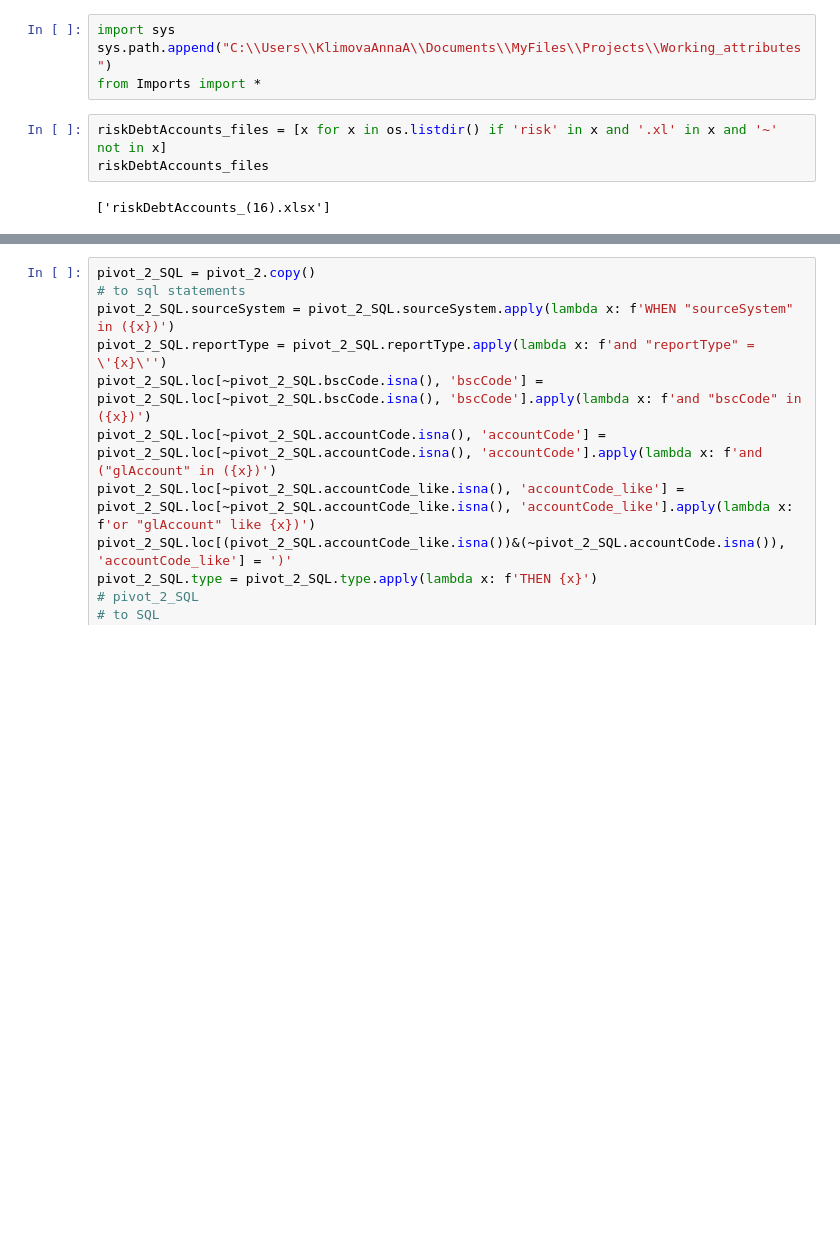
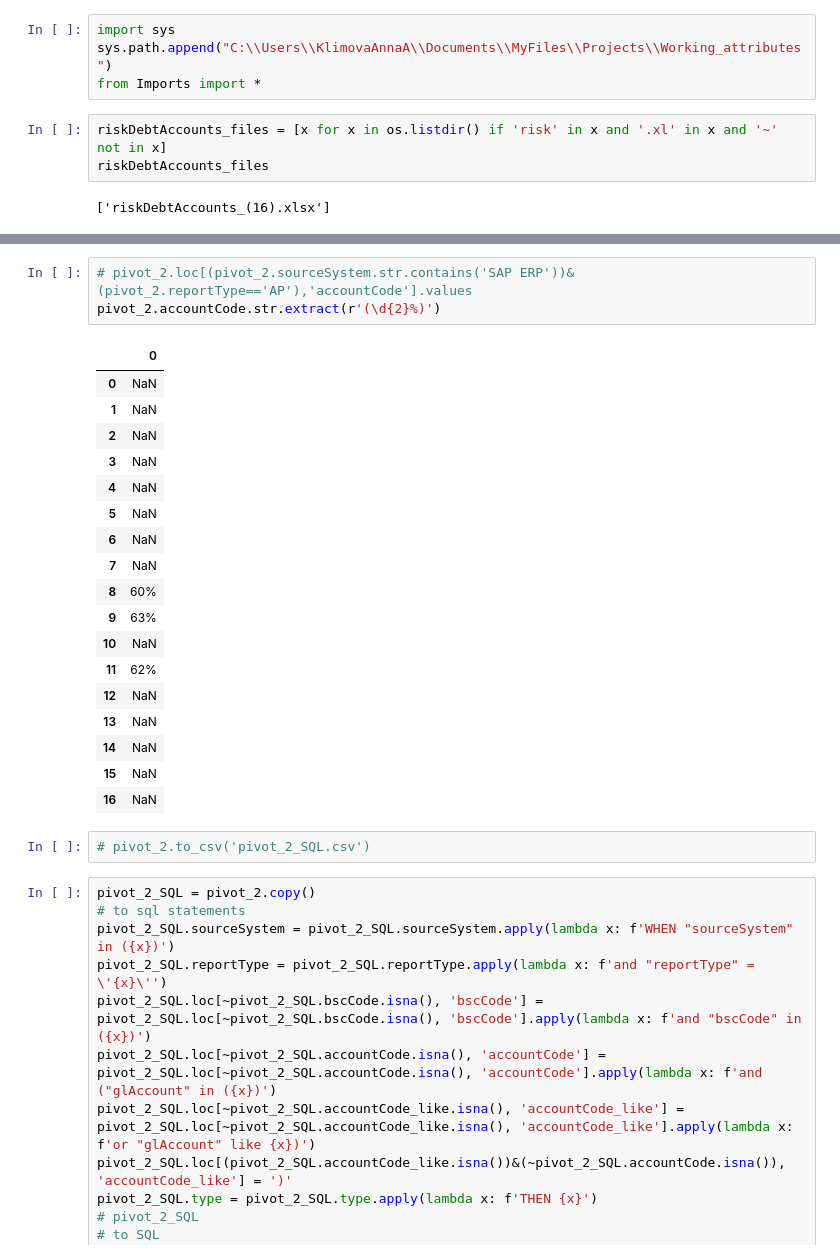
Before and after one commit to Lirollel/Work_AIM_Jupyter-Python-Pandas, a Jupyter notebook: OCP/ARAP/SQL/SQL.ipynb, the cells around one changed output, grey strips where cells are left out. Cells and saved outputs as stored; diff of their text form; blank space fills up the shorter version.

```diff
--- a/OCP/ARAP/SQL/SQL.ipynb
+++ b/OCP/ARAP/SQL/SQL.ipynb
@@ -55,3 +53,27 @@ pivot_2
+# %%
+# pivot_2.loc[(pivot_2.sourceSystem.str.contains('SAP ERP'))&(pivot_2.reportType=='AP'),'accountCode'].values
+pivot_2.accountCode.str.extract(r'(\d{2}%)')
+# %% [output]
+|  | 0 |
+| 0 | NaN |
+| 1 | NaN |
+| 2 | NaN |
+| 3 | NaN |
+| 4 | NaN |
+| 5 | NaN |
+| 6 | NaN |
+| 7 | NaN |
+| 8 | 60% |
+| 9 | 63% |
+| 10 | NaN |
+| 11 | 62% |
+| 12 | NaN |
+| 13 | NaN |
+| 14 | NaN |
+| 15 | NaN |
+| 16 | NaN |
+# %%
+# pivot_2.to_csv('pivot_2_SQL.csv')
 # %%
 pivot_2_SQL = pivot_2.copy()
 # to sql statements
```
Also changed, not shown: parts of 6 cells of this notebook, 6 other files.
